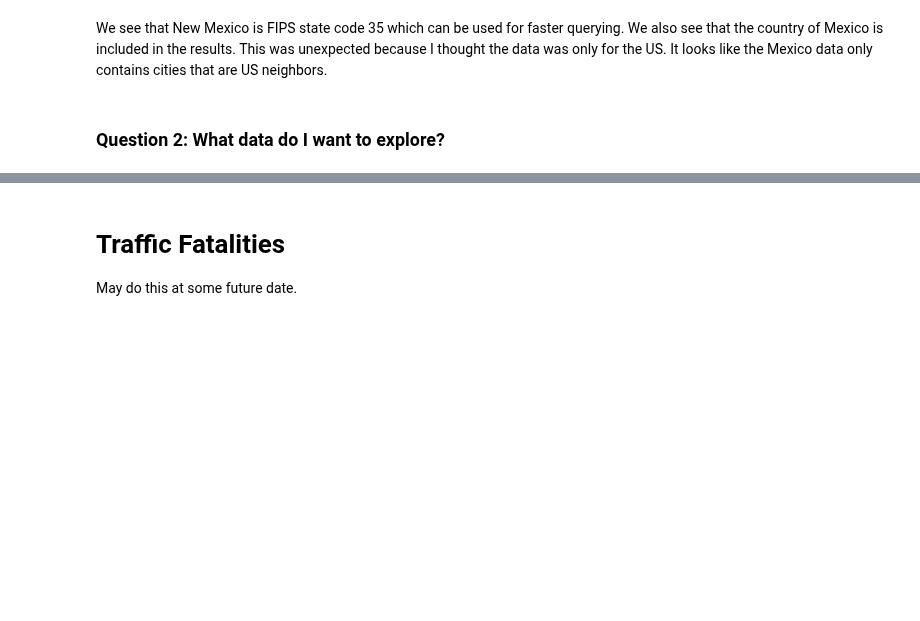
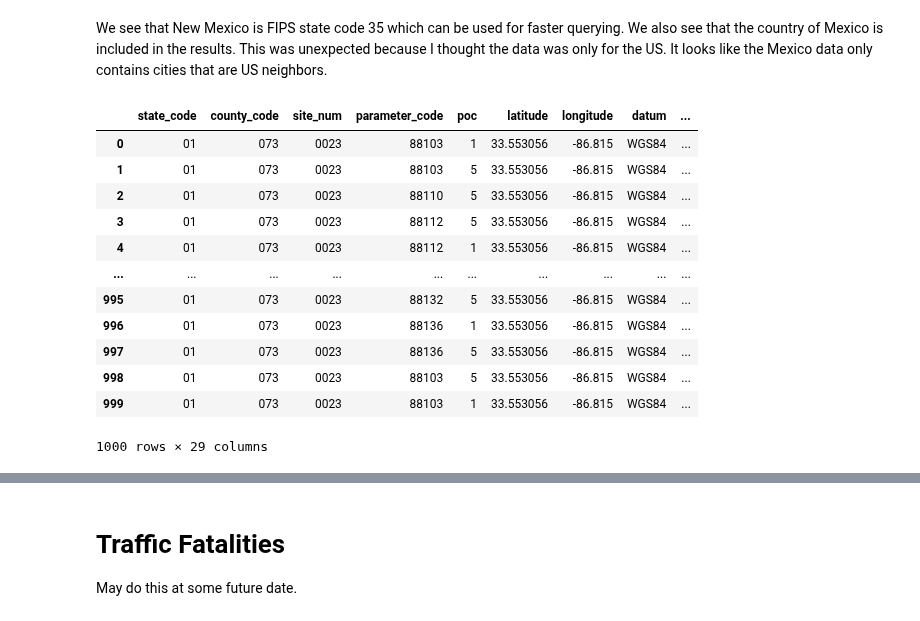
Before and after one commit to cfcastillo/DS-6-Notebooks, a Jupyter notebook: Project_5_Notebook_cfc.ipynb, the cells around one changed output, grey strips where cells are left out. Drawn from its saved outputs; the diff is of its cells as text; code cells hidden in the pictures; blank space fills up the shorter version.

Commit message:
Final notebook for project 5 presentation

```diff
--- a/Project_5_Notebook_cfc.ipynb
+++ b/Project_5_Notebook_cfc.ipynb
@@ -579,5 +581,31 @@ df
 | 14 | 80 | Country Of Mexico | 026 | SONORA | Not in a city |
 # %% [markdown]
 We see that New Mexico is FIPS state code 35 which can be used for faster querying. We also see that the country of Mexico is included in the results. This was unexpected because I thought the data was only for the US. It looks like the Mexico data only contains cities that are US neighbors.
-# %% [markdown]
-### Question 2: What data do I want to explore?
+# %%
+# Identify columns that make each row unique so I know what columns to aggregate and group by.
+# Due to data size, limit to most recent year in the dataset.
+# Note: while each table had the same columns, the data elements that made data unique differed by measure.
+query = f'''
+SELECT *
+FROM {project_name}.{air_instance}.hap_daily_summary
+WHERE date_local >= '2019-01-01'
+ORDER BY state_code, county_code, site_num, datum, date_local, parameter_code
+LIMIT 1000
+'''
+
+df = client.query(query).to_dataframe()
+df
+# %% [output]
+|  | state_code | county_code | site_num | parameter_code | poc | latitude | longitude | datum | ... |
+| 0 | 01 | 073 | 0023 | 88103 | 1 | 33.553056 | -86.815 | WGS84 | ... |
+| 1 | 01 | 073 | 0023 | 88103 | 5 | 33.553056 | -86.815 | WGS84 | ... |
+| 2 | 01 | 073 | 0023 | 88110 | 5 | 33.553056 | -86.815 | WGS84 | ... |
+| 3 | 01 | 073 | 0023 | 88112 | 5 | 33.553056 | -86.815 | WGS84 | ... |
+| 4 | 01 | 073 | 0023 | 88112 | 1 | 33.553056 | -86.815 | WGS84 | ... |
+| ... | ... | ... | ... | ... | ... | ... | ... | ... | ... |
+| 995 | 01 | 073 | 0023 | 88132 | 5 | 33.553056 | -86.815 | WGS84 | ... |
+| 996 | 01 | 073 | 0023 | 88136 | 1 | 33.553056 | -86.815 | WGS84 | ... |
+| 997 | 01 | 073 | 0023 | 88136 | 5 | 33.553056 | -86.815 | WGS84 | ... |
+| 998 | 01 | 073 | 0023 | 88103 | 5 | 33.553056 | -86.815 | WGS84 | ... |
+| 999 | 01 | 073 | 0023 | 88103 | 1 | 33.553056 | -86.815 | WGS84 | ... |
+1000 rows × 29 columns
```
Also changed, not shown: parts of 27 cells of this notebook.
